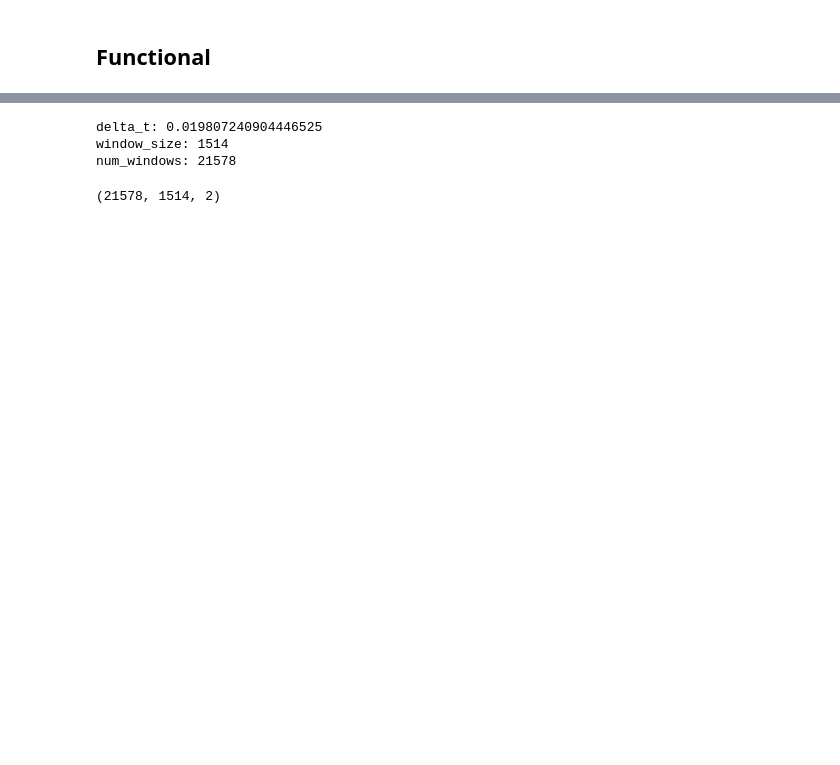
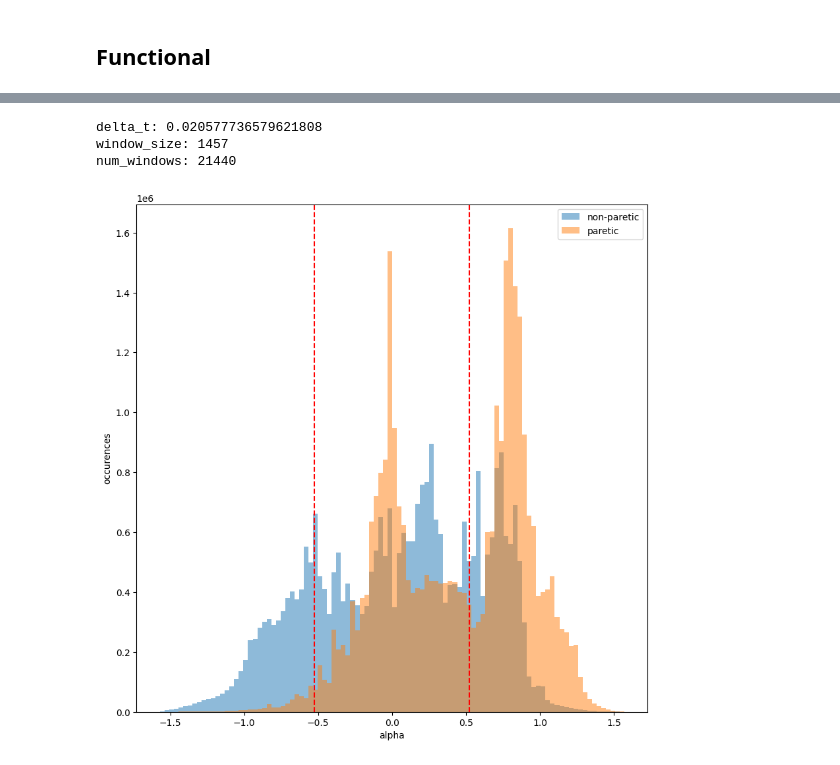
Before and after one commit to victorsouza89/rearm-actimetry-exploring, a Jupyter notebook: functional_clustering.ipynb, the cells around one changed output, grey strips where cells are left out. Saved outputs shown, nothing was run; the diff lists cells and outputs as text; code cells hidden in the pictures; blank space fills up the shorter version.

```diff
--- a/functional_clustering.ipynb
+++ b/functional_clustering.ipynb
@@ -181,13 +182,27 @@ def partition(space_values, time_index, seconds_per_window=5):
 windows, time_indexes = partition(space_values, time_index, seconds_per_window=0.5)
 
 alphas = np.arccos(windows[:, :, :, 1] / windows[:, :, :, 3])
+alphas = alphas - np.deg2rad(90)
 # %% [output]
-delta_t: 0.019807240904446525
-window_size: 1514
-num_windows: 21578
+delta_t: 0.020577736579621808
+window_size: 1457
+num_windows: 21440
-# %%
-alphas.shape
-# %% [output]
-(21578, 1514, 2)
+# %%
+fig, ax = plt.subplots(1, 1, figsize=(10, 10), sharex=True)
+
+ax.hist(alphas[:, :, 0].flatten(), bins=100, alpha=0.5, label='non-paretic')
+ax.hist(alphas[:, :, 1].flatten(), bins=100, alpha=0.5, label='paretic')
+
+# mark +- 30 degrees
+ax.axvline(np.deg2rad(30), color='r', linestyle='--')
+ax.axvline(-np.deg2rad(30), color='r', linestyle='--')
+
+ax.set_xlabel('alpha')
+ax.set_ylabel('occurences')
+ax.legend(loc='upper right')
+
+plt.show()
+# %% [output]
+[figure, added]
 # %%
 #|\alpha| \leq 30^{\circ} \text { and } \alpha_{\text {max }}-\alpha_{\text {min }} \geq 30^{\circ}
```
Also changed, not shown: parts of 11 cells of this notebook, 2 other files.
